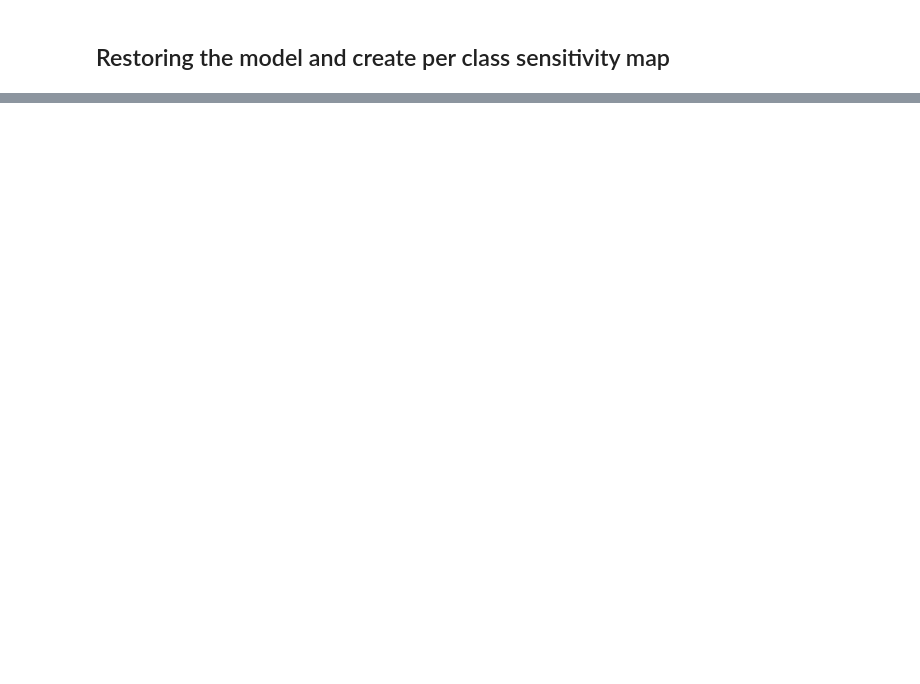
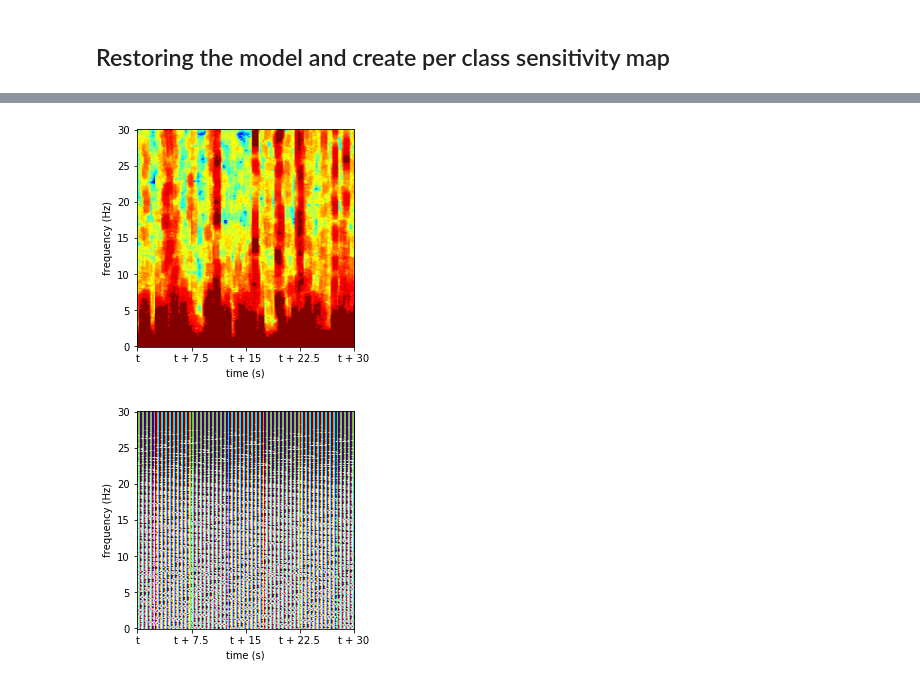
Before and after one commit to anderslaunerbaek/deep_learning_project, a Jupyter notebook: Code/sen_map.ipynb, the cells around one changed output, grey strips where cells are left out. Cells and saved outputs as stored; diff of their text form; code cells hidden in the pictures; blank space fills up the shorter version.

```diff
--- a/Code/sen_map.ipynb
+++ b/Code/sen_map.ipynb
@@ -53,16 +58,18 @@ IMAGE_SHAPE = subjects_list[0][0].shape
 ## Restoring the model and  create per class sensitivity map
 # %%
 tf.reset_default_graph()
-model_path = './models/basis/model.meta'
+model_path = './models/master/Version_0.0_Mon Nov 13 23:43:41 2017/fold_1/model'
 
 with tf.Session() as sess:
     try:
         # restore model
-        my_load = tf.train.import_meta_graph(model_path, clear_devices=True)
-        my_load.restore(sess, './models/basis/model')
+        my_load = tf.train.import_meta_graph(model_path + '.meta', clear_devices=True)
+        my_load.restore(sess, model_path)
         grad_output_wrt_input = tf.get_collection('grad_output_wrt_input')[0]
+        weights_pl = tf.get_collection('weights_pl')[0]
         x_pl = tf.get_collection('x_pl')[0]
         y_pl = tf.get_collection('y_pl')[0]
+
 
         #
         for cur_class in range(NUM_CLASSES):
@@ -89,7 +96,7 @@ with tf.Session() as sess:
                                                               targets=targets_data,
                                                               shuffle=False):
                 _iter += 1
-                print(_iter, end='r')
+
 
                 # convert from uint8 to float32
                 #x_batch = np.float32(x_batch)/255.0
@@ -97,22 +104,24 @@ with tf.Session() as sess:
                 # feed trained network
                 _grads = sess.run(fetches=grad_output_wrt_input,
                                   feed_dict={x_pl: x_batch,
-                                             y_pl: y_batch})
+                                             y_pl: y_batch,
+                                             weights_pl: np.ones_like(y_batch)})
+
 
                 grad_accum = np.concatenate((grad_accum, _grads), axis=0)
                 x_batch_accum = np.concatenate((x_batch_accum, x_batch), axis=0)
+                # end loop
                 break
-
-                # end loop
 
             # Calcualte Sensitivity maps
             u_s.cal_sen_map(x_batch_accum, sen_map_class='raw_' + str(cur_class),
                             save_dir = './pics/', IMAGE_SHAPE=IMAGE_SHAPE)
             u_s.cal_sen_map(grad_accum, sen_map_class='loss_' + str(cur_class),
                             save_dir = './pics/', IMAGE_SHAPE=IMAGE_SHAPE)
-
+            break
         # close session
         sess.close()
 
     except KeyboardInterrupt:
         pass
+# %% [output]
@@ -118,0 +130,2 @@ with tf.Session() as sess:
+[figure, added]
+[figure, added]
```
Also changed, not shown: parts of 2 cells of this notebook, 2 other files.
